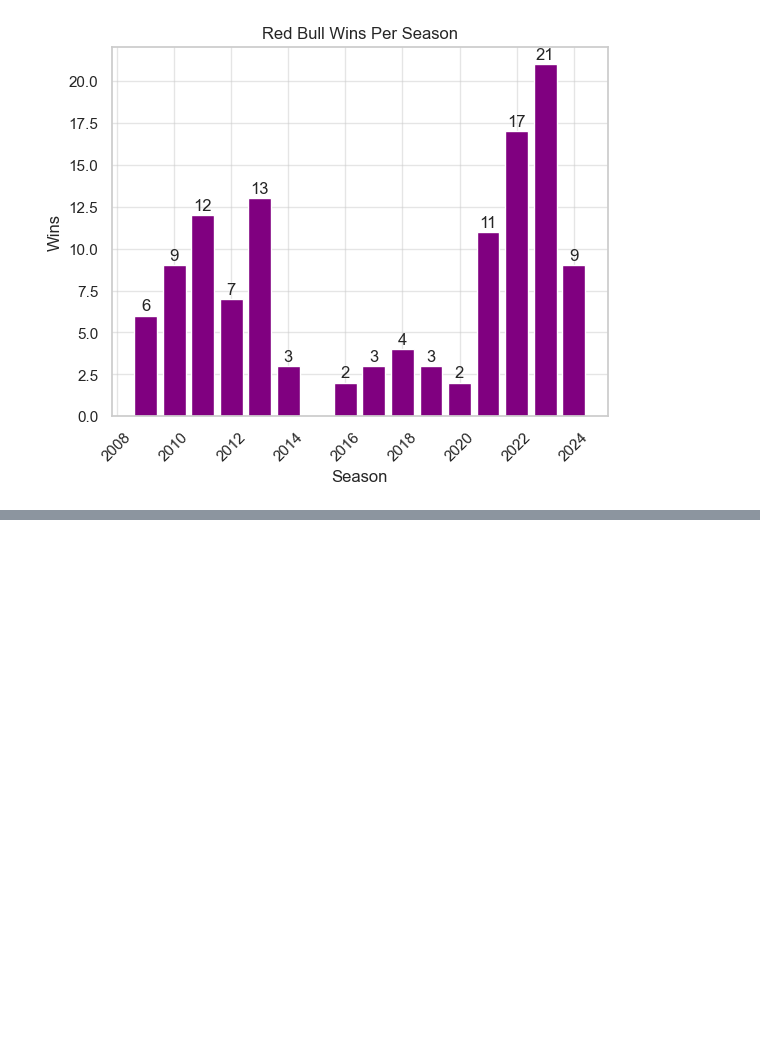
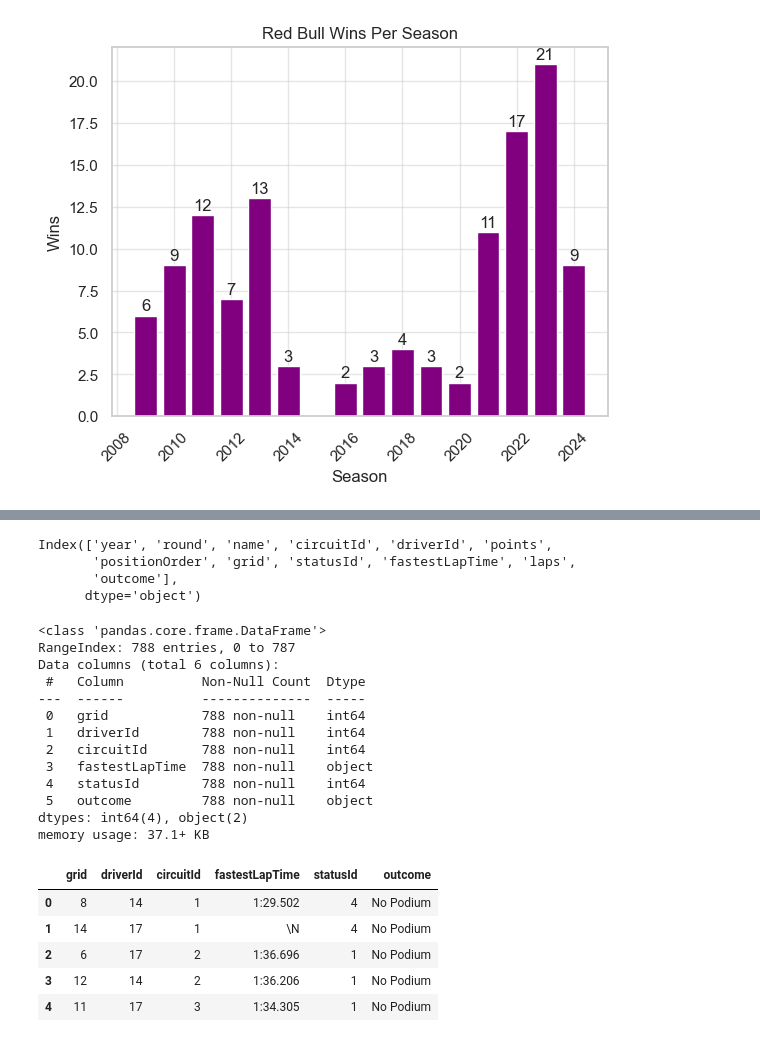
Before and after one commit to tanvis1ngh/F1_RedBull_EDA, a Jupyter notebook: nb/redbull_f1_eda.ipynb, the cells around one changed output, grey strips where cells are left out. Saved outputs shown, nothing was run; the diff lists cells and outputs as text; code cells hidden in the pictures; blank space fills up the shorter version.

```diff
--- a/nb/redbull_f1_eda.ipynb
+++ b/nb/redbull_f1_eda.ipynb
@@ -162,0 +188,11 @@ plt.show()
+# %%
+
+outcome = np.where(cleaned_redbull_results["positionOrder"]==1,"Win",(np.where(cleaned_redbull_results["positionOrder"]<=3, "Podium", "No Podium")))
+cleaned_redbull_results["outcome"] = outcome
+# %%
+cleaned_redbull_results.columns
+# %% [output]
+Index(['year', 'round', 'name', 'circuitId', 'driverId', 'points',
+       'positionOrder', 'grid', 'statusId', 'fastestLapTime', 'laps',
+       'outcome'],
+      dtype='object')
@@ -162,0 +201,23 @@ plt.show()
+# %%
+model_df.info()
+model_df.head()
+# %% [output]
+<class 'pandas.core.frame.DataFrame'>
+RangeIndex: 788 entries, 0 to 787
+Data columns (total 6 columns):
+ #   Column          Non-Null Count  Dtype
+---  ------          --------------  -----
+ 0   grid            788 non-null    int64
+ 1   driverId        788 non-null    int64
+ 2   circuitId       788 non-null    int64
+ 3   fastestLapTime  788 non-null    object
+ 4   statusId        788 non-null    int64
+ 5   outcome         788 non-null    object
+dtypes: int64(4), object(2)
+memory usage: 37.1+ KB
+|  | grid | driverId | circuitId | fastestLapTime | statusId | outcome |
+| 0 | 8 | 14 | 1 | 1:29.502 | 4 | No Podium |
+| 1 | 14 | 17 | 1 | \N | 4 | No Podium |
+| 2 | 6 | 17 | 2 | 1:36.696 | 1 | No Podium |
+| 3 | 12 | 14 | 2 | 1:36.206 | 1 | No Podium |
+| 4 | 11 | 17 | 3 | 1:34.305 | 1 | No Podium |
```
Also changed, not shown: parts of 28 cells of this notebook.
